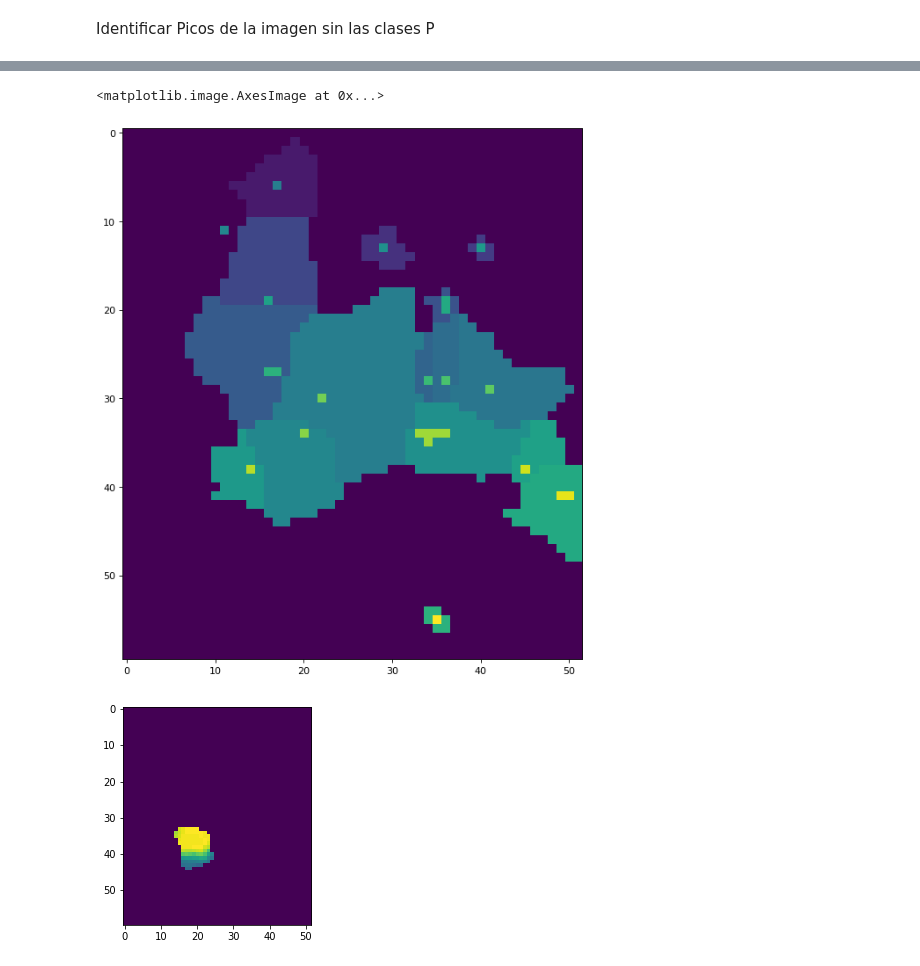
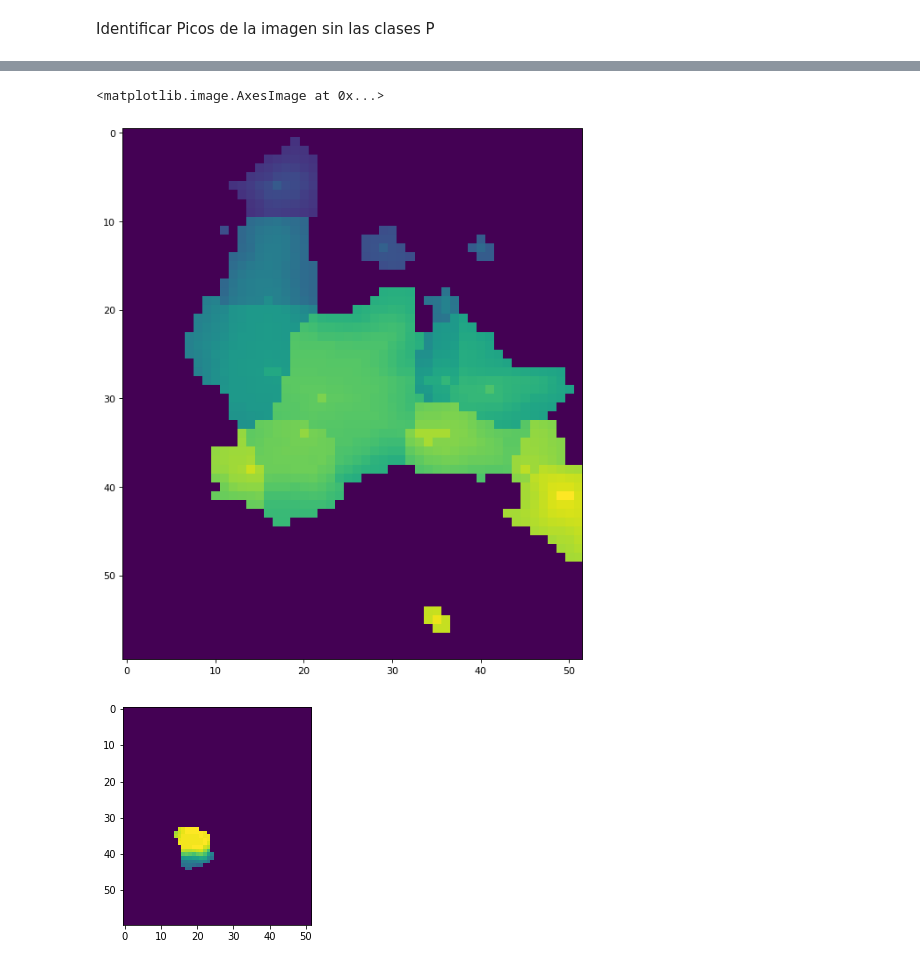
Before and after one commit to rdglpz/optimal_light_sensor_location, a Jupyter notebook: example/Ejemplo Reunion Iluminati.ipynb, the cells around one changed output, grey strips where cells are left out. Drawn from its saved outputs; the diff is of its cells as text; code cells hidden in the pictures.

```diff
--- a/example/Ejemplo Reunion Iluminati.ipynb
+++ b/example/Ejemplo Reunion Iluminati.ipynb
@@ -257,17 +692,17 @@ plt.imshow(seeds*20+nonsat)
 # %%
 coords = get_coords(seeds)
 
 mask = np.zeros(im1.shape, dtype=bool)
 mask[tuple(coords.T)] = True
 
 markers, _ = ndi.label(mask)
 labels = watershed(-nonsat, markers, mask=im1)
 
 plt.figure(figsize=(10, 10), dpi=80)
-plt.imshow(labels+seeds*10)
+plt.imshow(labels*20+nonsat+seeds*20)
 # %% [output]
 <matplotlib.image.AxesImage at 0x...>
-[figure, old version]
+[figure, new version]
 # %%
 region_all = np.zeros(im1.shape)
 
```
Also changed, not shown: parts of 40 cells of this notebook, 3 other files.
